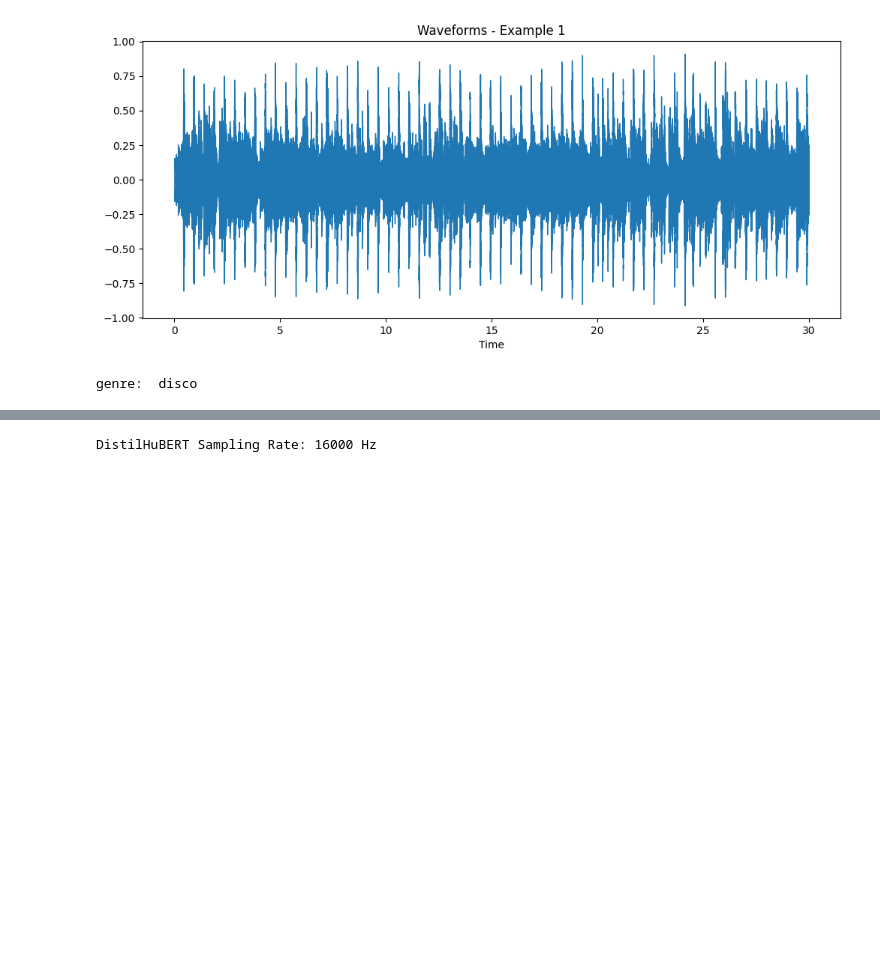
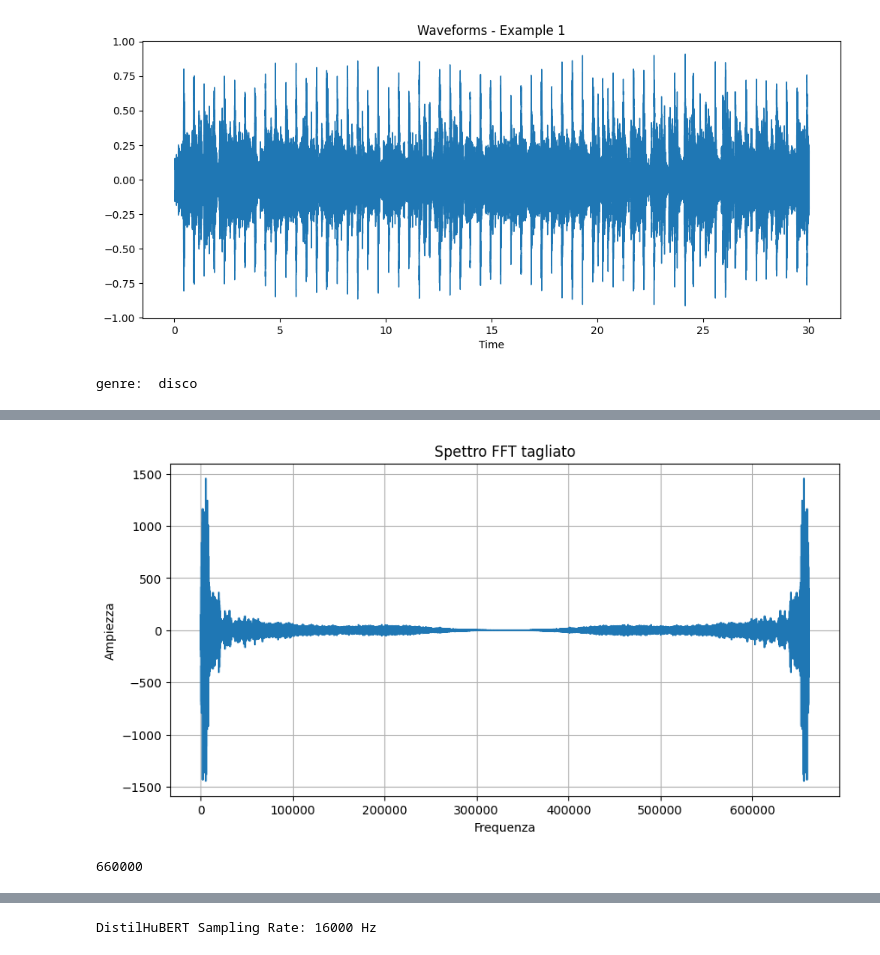
Before and after one commit to AndreaDAmicis22/DigitalSignalImageManagement, a Jupyter notebook: AudioClassification.ipynb, the cells around one changed output, grey strips where cells are left out. Cells and saved outputs as stored; diff of their text form; code cells hidden in the pictures; blank space fills up the shorter version.

```diff
--- a/AudioClassification.ipynb
+++ b/AudioClassification.ipynb
@@ -242,0 +271,18 @@ Audio(data = array, rate = sampling_rate)
+# %%
+plt.figure(figsize=(10, 5))
+plt.plot(np.real(fft_train[0]))  # Sostituisci con un altro indice se necessario
+plt.xlabel("Frequenza")
+plt.ylabel("Ampiezza")
+plt.title("Spettro FFT tagliato")
+plt.grid()
+plt.show()
+# %% [output]
+[figure, added]
+# %%
+a = []
+for el in fft_train:
+    a.append(len(el))
+
+min(a)
+# %% [output]
+660000
```
Also changed, not shown: parts of 26 cells of this notebook.
